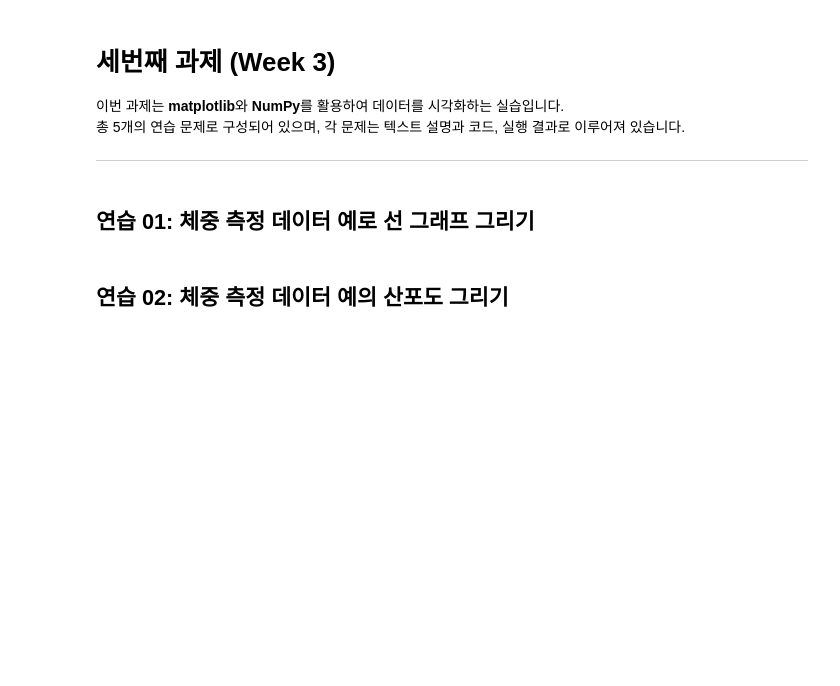
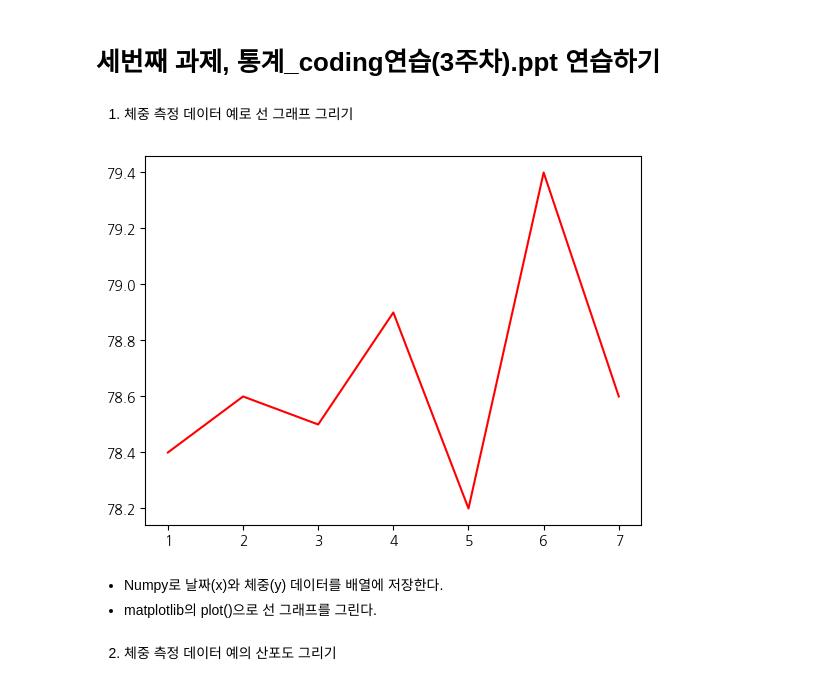
Before and after one commit to DDUM1N/DDUM1N, a Jupyter notebook: 기초확률및통계/세번째과제.ipynb, the cells around one changed output. Cells and saved outputs as stored; diff of their text form; code cells hidden in the pictures; blank space fills up the shorter version.

```diff
--- a/기초확률및통계/세번째과제.ipynb
+++ b/기초확률및통계/세번째과제.ipynb
@@ -1,25 +1,27 @@
-# %% [markdown]
-# 세번째 과제 (Week 3)
-
-이번 과제는 **matplotlib**와 **NumPy**를 활용하여 데이터를 시각화하는 실습입니다.
-총 5개의 연습 문제로 구성되어 있으며, 각 문제는 텍스트 설명과 코드, 실행 결과로 이루어져 있습니다.
-
----
+# %% [markdown]
+# 세번째 과제, 통계_coding연습(3주차).ppt 연습하기
 # %% [markdown]
-## 연습 01: 체중 측정 데이터 예로 선 그래프 그리기
+
+
+1. 체중 측정 데이터 예로 선 그래프 그리기
 # %%
 import numpy as np
 import matplotlib.pyplot as plt
 
-x = np.array([1, 2, 3, 4, 5, 6, 7])  # 날짜
-y = np.array([78.4, 78.6, 78.5, 78.9, 78.2, 79.4, 78.6])  # 체중 데이터 (kg)
+# 데이터 정의
+x = np.array([1, 2, 3, 4, 5, 6, 7])  # 날짜 데이터
+y = np.array([78.4, 78.6, 78.5, 78.9, 78.2, 79.4, 78.6])  # 체중 데이터
 
-plt.plot(x, y, color="r", marker="o", linestyle="-", label="체중(kg)")
-plt.title("연습01: 7일간 체중 변화")
-plt.xlabel("날짜")
-plt.ylabel("체중 (kg)")
-plt.legend()
-plt.grid(True, linestyle="--", alpha=0.6)
-plt.show()
+# 선 그래프 그리기
+plt.plot(x, y, color="r") # 빨간색 선으로 그래프를 나타낸다
+plt.show() # 그래프를 보여준다
+# %% [output]
+[figure, added]
+# %% [markdown]
+
+
+- Numpy로 날짜(x)와 체중(y) 데이터를 배열에 저장한다.
+- matplotlib의 plot()으로 선 그래프를 그린다.
 # %% [markdown]
-## 연습 02: 체중 측정 데이터 예의 산포도 그리기
+
+2.   체중 측정 데이터 예의 산포도 그리기
```
Also changed, not shown: parts of 15 cells of this notebook.
